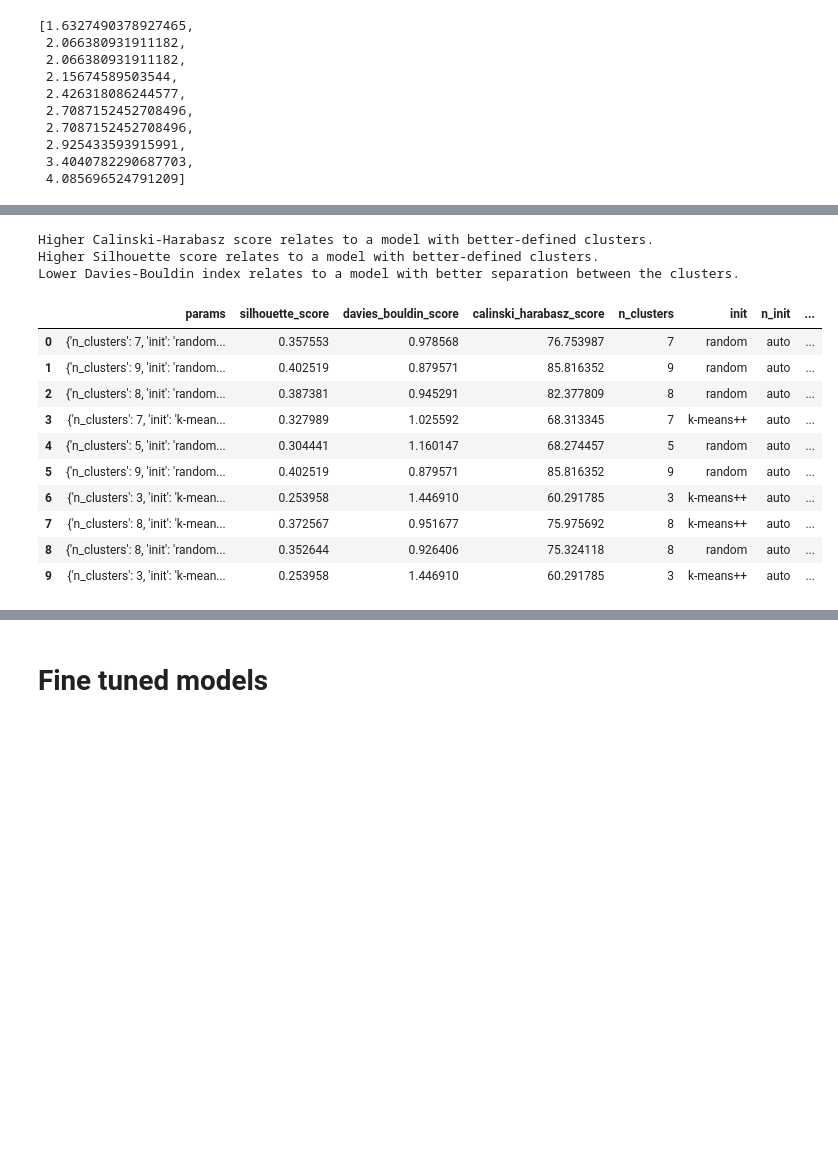
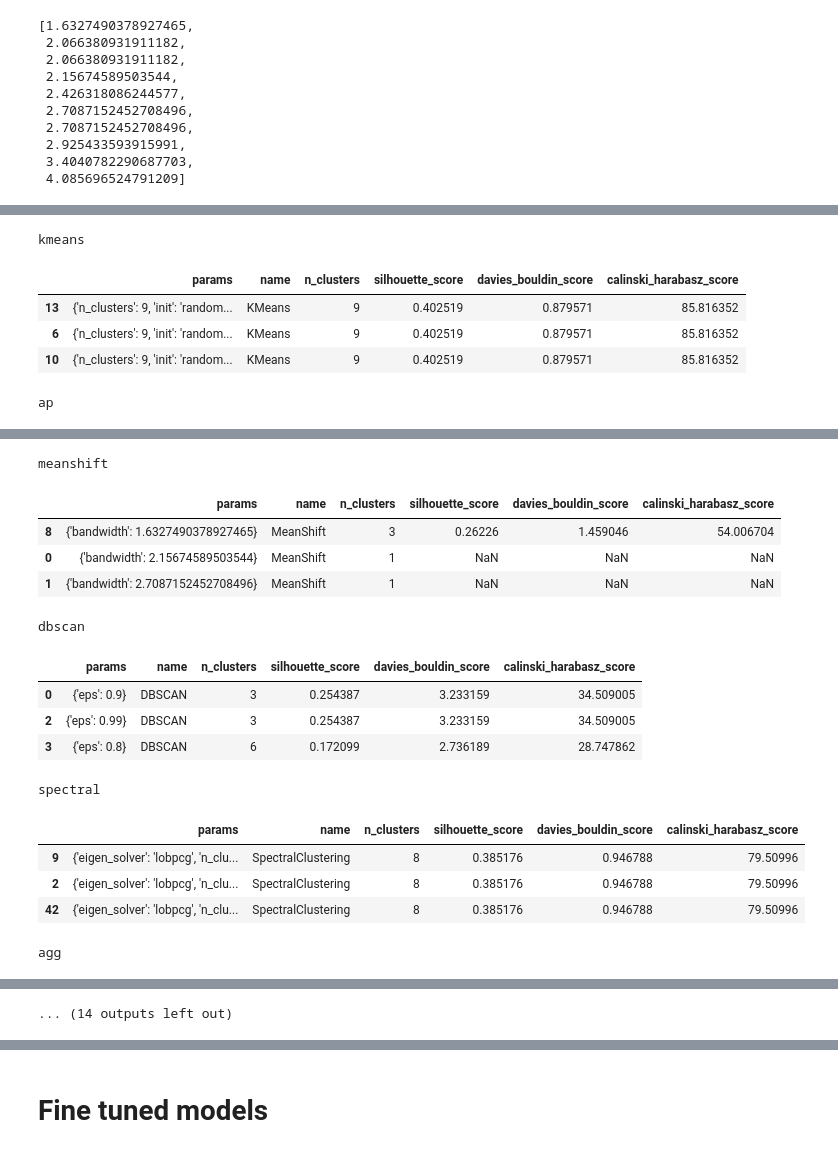
Before and after one commit to tikendraw/customer-segmentation-and-analysis, a Jupyter notebook: Customer Segmentation and Analysis.ipynb, the cells around one changed output, grey strips where cells are left out. Cells and saved outputs as stored; diff of their text form; code cells hidden in the pictures; blank space fills up the shorter version.

```diff
--- a/Customer Segmentation and Analysis.ipynb
+++ b/Customer Segmentation and Analysis.ipynb
@@ -451,6 +458,8 @@ params = {
         'damping': [0.5       , 0.55444444, 0.60888889, 0.66333333, 0.71777778,
        0.77222222, 0.82666667, 0.88111111, 0.93555556, 0.99      ] ,
         'convergence_iter': [1, 2, 3, 4, 5, 6, 7, 8, 9, 10] ,
+        'random_state':[random_seed],
+
     },
     'kmeans': {
         'n_clusters': [3, 4, 5, 6, 7, 8, 9],
@@ -469,13 +478,15 @@ params = {
         'eigen_solver':['arpack', 'lobpcg'],
         'n_clusters': [3, 4, 5, 6, 7, 8, 9],
         'n_init':[ 5,  7,  9, 11, 13, 15, 17, 19],
-        'gamma':[0.5       , 0.66555556, 0.83111111, 0.99666667, 1.16222222,
-       1.32777778, 1.49333333, 1.65888889, 1.82444444, 1.99      ],
+        'gamma':[0.5       , 0.665, 0.831, 0.996, 1.162,
+       1.327, 1.493, 1.658, 1.824, 1.99      ],
 #         'affinity':['rbf', 'nearest_neighbors', 'precomputed_nearest_neighbors'],
         'n_neighbors': [ 5,  7,  9, 11, 13, 15, 17, 19],
+        'random_state':[random_seed],
+
     },
     'agg':{
-        'n_clusters': [3, 4, 5, 6, 7, 8, 9],
+        'n_clusters': [2, 3, 4, 5, 6, 7, 8, 9],
 #         'metric': ['euclidean', 'l1', 'l2', 'manhattan', 'cosine'],
         'linkage': ['ward', 'complete', 'average', 'single'],
         'compute_distances': [True, False]
@@ -509,10 +520,11 @@ params = {
         'tol': [1e-4, 1e-3, 1e-2, 1e-1],
         'reg_covar': [1e-7, 1e-6, 1e-5],
         'n_init': [1, 5, 10],
-        'init_params': ['kmeans', 'k-means++', 'random']
+        'init_params': ['kmeans', 'k-means++', 'random'],
+        'random_state':[random_seed],
     },
     'bgmm':{
-        'n_components': [2,3,4,5,6,7,8],
+        'n_components': [2,3,4,5,6,7,8,9,10],
         'covariance_type': ['full', 'tied', 'diag', 'spherical'],
         'tol': [1e-4, 1e-3, 1e-2, 1e-1],
         'reg_covar': [1e-7, 1e-6, 1e-5],
@@ -520,12 +532,18 @@ params = {
         'init_params': ['kmeans', 'k-means++', 'random']
     },
     'bkmeans':{
-        'n_clusters': [2,3,4,5,6,7,8],
+        'n_clusters': [2,3,4,5,6,7,8,9,10],
         'init': ['k-means++','random'],
         'n_init': [1, 5, 10],
         'tol': [1e-4, 1e-3, 1e-2],
         'algorithm': [ 'elkan', 'lloyd'],
-#         'bisecting_strategy': ['biggest_inertia', 'largest_cluster']
+        'bisecting_strategy': ['biggest_inertia', 'largest_cluster'],
+    },
+    'mini_batch_kmeans':{
+        'n_clusters': [2,3,4,5,6,7,8,9,10],
+        'init': ['k-means++','random'],
+        'batch_size': [2, 4, 8, 16],
+        'random_state':[random_seed],
     }
 }
 # %%
@@ -542,6 +560,7 @@ models = {
     'gmm':mixture.GaussianMixture(),
     'bgmm':mixture.BayesianGaussianMixture(),
     'bkmeans':cluster.BisectingKMeans(),
+    'mini_batch_kmeans':cluster.MiniBatchKMeans(),
 }
 # %%
 get_random_params(params['kmeans'])
@@ -625,21 +652,19 @@ class ClusterRandomizedSearch: #(BaseEstimator, ClusterMixin)
 scorrr = ['silhouette_score', 'davies_bouldin_score', 'calinski_harabasz_score']
 # %%
 model_grid_search = {}
-n_iter=10
+n_iter=150
 for i in models:
     print(i)
-#     tuner = HyperparameterTuner(models[i], params[i], n_iter)
     tuner = ClusterRandomizedSearch(models[i], params[i], n_iter, scoring=scorrr, random_state=42)
     tuner.fit(x_scaled)
 
     best_params = tuner.best_params_
     best_score = tuner.best_score_
+    print('Combination: ',len(tuner.get_all_combinations(params[i])))
     print('Best Parameters:', best_params)
     print('Best Score:', best_score)
 
     model_grid_search[i] = tuner
-#     except ValueError as e:
-#         pass
     print()
 # %% [output]
 kmeans
@@ -662,18 +687,17 @@ Best Score: 0.38632850844791394
 # %%
-a = model_grid_search['kmeans'].results_()
-a
+big_results_df = pd.DataFrame()
+for model in model_grid_search:
+    a = model_grid_search[model].results_()
+    aa = a.sort_values('silhouette_score', ascending=False).head(3)
+    print(model)
+    pp = aa[['params', 'name', 'n_clusters']+scorrr]
+    display(pp)
+
+    big_results_df = pd.concat([big_results_df, pp])
 # %% [output]
-Higher Calinski-Harabasz score relates to a model with better-defined clusters.
-Higher Silhouette score relates to a model with better-defined clusters.
-Lower Davies-Bouldin index relates to a model with better separation between the clusters.
+kmeans
-|  | params | silhouette_score | davies_bouldin_score | calinski_harabasz_score | n_clusters | init | n_init | ... |
-| 0 | {'n_clusters': 7, 'init': 'random... | 0.357553 | 0.978568 | 76.753987 | 7 | random | auto | ... |
-| 1 | {'n_clusters': 9, 'init': 'random... | 0.402519 | 0.879571 | 85.816352 | 9 | random | auto | ... |
-| 2 | {'n_clusters': 8, 'init': 'random... | 0.387381 | 0.945291 | 82.377809 | 8 | random | auto | ... |
-| 3 | {'n_clusters': 7, 'init': 'k-mean... | 0.327989 | 1.025592 | 68.313345 | 7 | k-means++ | auto | ... |
-| 4 | {'n_clusters': 5, 'init': 'random... | 0.304441 | 1.160147 | 68.274457 | 5 | random | auto | ... |
-| 5 | {'n_clusters': 9, 'init': 'random... | 0.402519 | 0.879571 | 85.816352 | 9 | random | auto | ... |
-| 6 | {'n_clusters': 3, 'init': 'k-mean... | 0.253958 | 1.446910 | 60.291785 | 3 | k-means++ | auto | ... |
-| 7 | {'n_clusters': 8, 'init': 'k-mean... | 0.372567 | 0.951677 | 75.975692 | 8 | k-means++ | auto | ... |
-| 8 | {'n_clusters': 8, 'init': 'random... | 0.352644 | 0.926406 | 75.324118 | 8 | random | auto | ... |
-| 9 | {'n_clusters': 3, 'init': 'k-mean... | 0.253958 | 1.446910 | 60.291785 | 3 | k-means++ | auto | ... |
+|  | params | name | n_clusters | silhouette_score | davies_bouldin_score | calinski_harabasz_score |
+| 13 | {'n_clusters': 9, 'init': 'random... | KMeans | 9 | 0.402519 | 0.879571 | 85.816352 |
+| 6 | {'n_clusters': 9, 'init': 'random... | KMeans | 9 | 0.402519 | 0.879571 | 85.816352 |
+| 10 | {'n_clusters': 9, 'init': 'random... | KMeans | 9 | 0.402519 | 0.879571 | 85.816352 |
+ap
@@ -679,0 +708,16 @@ Lower Davies-Bouldin index relates to a model with better separation between the
+meanshift
+|  | params | name | n_clusters | silhouette_score | davies_bouldin_score | calinski_harabasz_score |
+| 8 | {'bandwidth': 1.6327490378927465} | MeanShift | 3 | 0.26226 | 1.459046 | 54.006704 |
+| 0 | {'bandwidth': 2.15674589503544} | MeanShift | 1 | NaN | NaN | NaN |
+| 1 | {'bandwidth': 2.7087152452708496} | MeanShift | 1 | NaN | NaN | NaN |
+dbscan
+|  | params | name | n_clusters | silhouette_score | davies_bouldin_score | calinski_harabasz_score |
+| 0 | {'eps': 0.9} | DBSCAN | 3 | 0.254387 | 3.233159 | 34.509005 |
+| 2 | {'eps': 0.99} | DBSCAN | 3 | 0.254387 | 3.233159 | 34.509005 |
+| 3 | {'eps': 0.8} | DBSCAN | 6 | 0.172099 | 2.736189 | 28.747862 |
+spectral
+|  | params | name | n_clusters | silhouette_score | davies_bouldin_score | calinski_harabasz_score |
+| 9 | {'eigen_solver': 'lobpcg', 'n_clu... | SpectralClustering | 8 | 0.385176 | 0.946788 | 79.50996 |
+| 2 | {'eigen_solver': 'lobpcg', 'n_clu... | SpectralClustering | 8 | 0.385176 | 0.946788 | 79.50996 |
+| 42 | {'eigen_solver': 'lobpcg', 'n_clu... | SpectralClustering | 8 | 0.385176 | 0.946788 | 79.50996 |
+agg
@@ -679,0 +728 @@ Lower Davies-Bouldin index relates to a model with better separation between the
+... (14 outputs left out)
```
Also changed, not shown: parts of 24 cells of this notebook.
